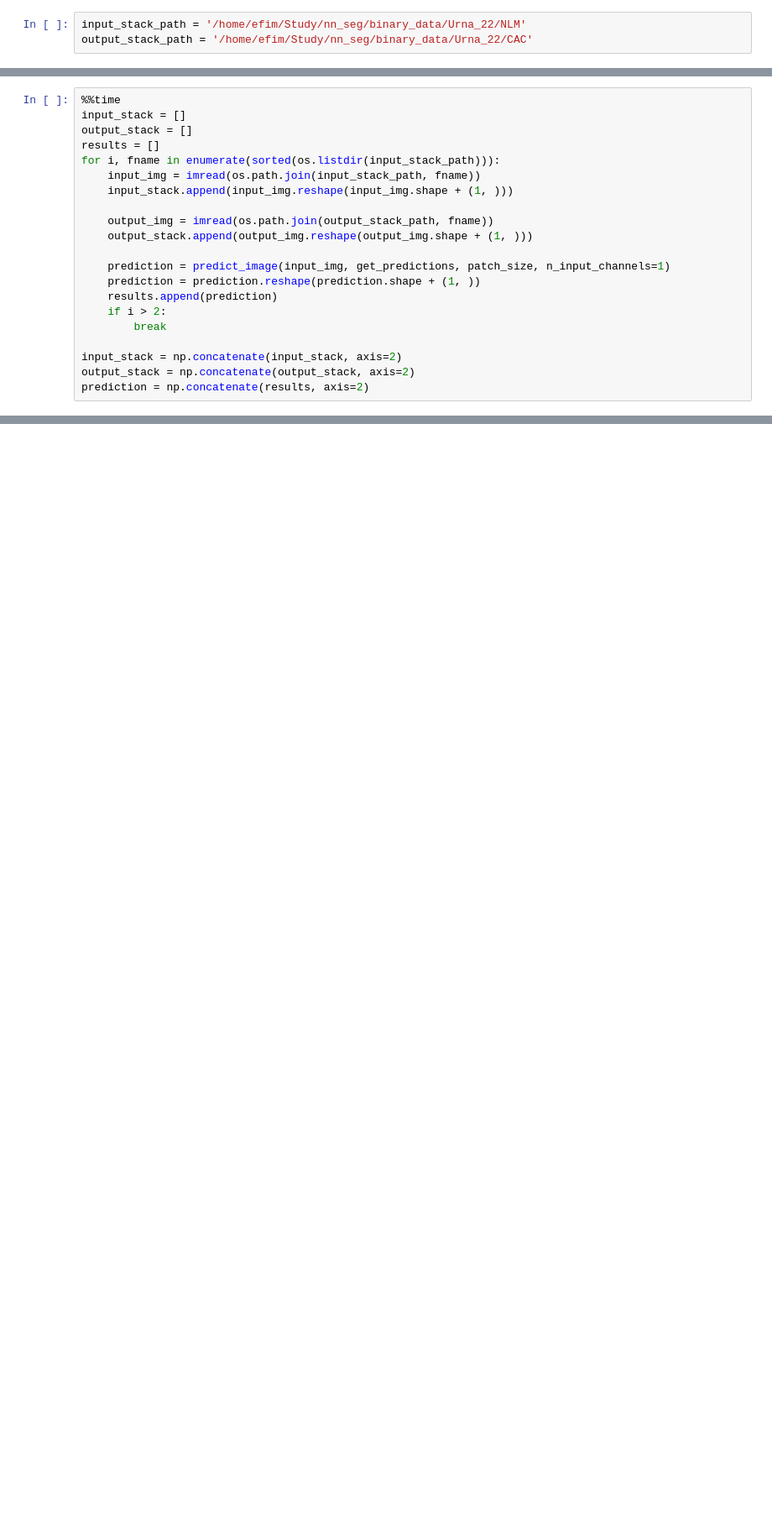
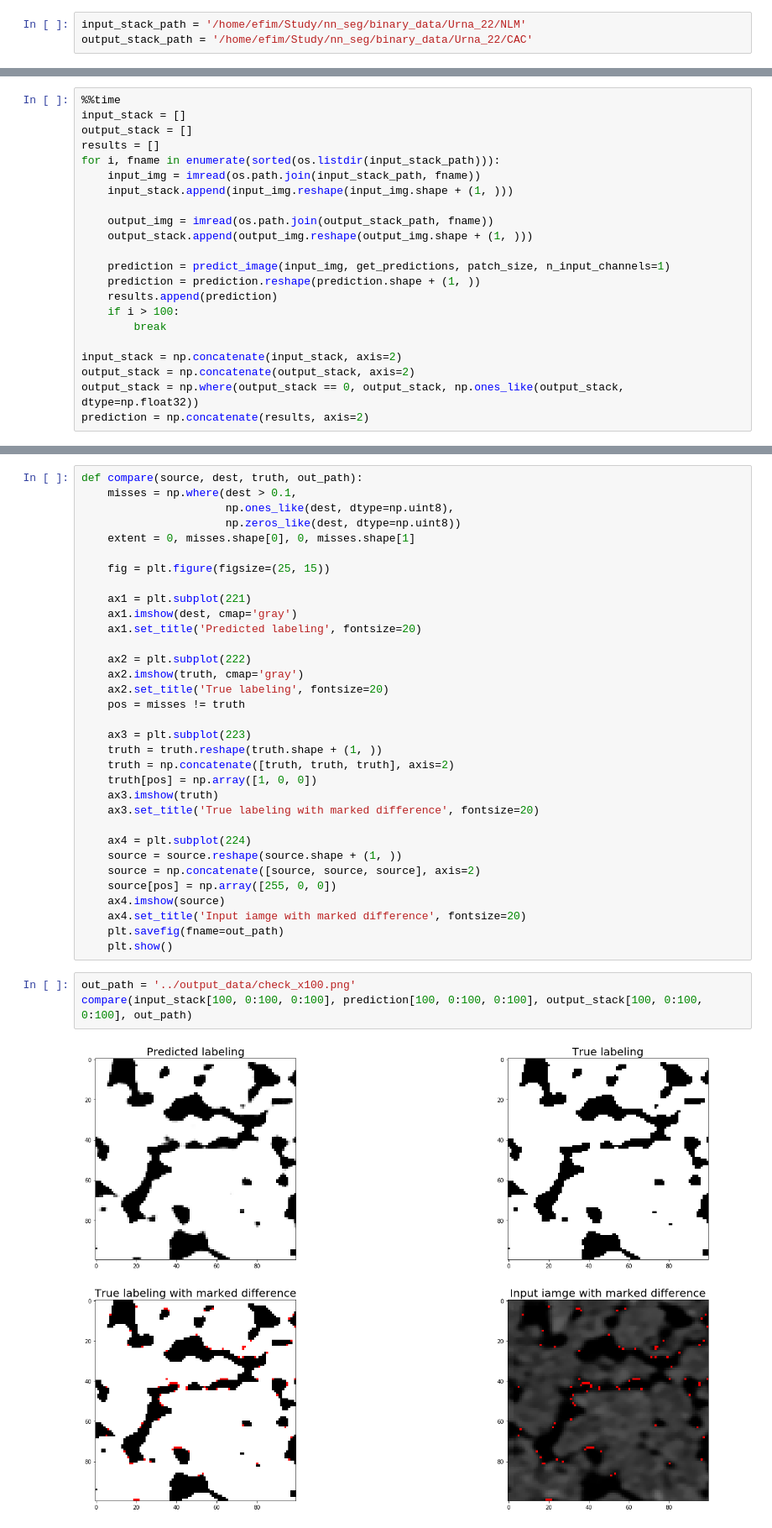
Before and after one commit to eph2795/nn_segmentation, a Jupyter notebook: measure_quality.ipynb, the cells around one changed output, grey strips where cells are left out. Shown: that part at 84% size. Drawn from its saved outputs; the diff is of its cells as text; blank space fills up the shorter version.

```diff
--- a/measure_quality.ipynb
+++ b/measure_quality.ipynb
@@ -58,9 +106,10 @@ for i, fname in enumerate(sorted(os.listdir(input_stack_path))):
     prediction = predict_image(input_img, get_predictions, patch_size, n_input_channels=1)
     prediction = prediction.reshape(prediction.shape + (1, ))
     results.append(prediction)
-    if i > 2:
+    if i > 100:
         break
 
 input_stack = np.concatenate(input_stack, axis=2)
 output_stack = np.concatenate(output_stack, axis=2)
+output_stack = np.where(output_stack == 0, output_stack, np.ones_like(output_stack, dtype=np.float32))
 prediction = np.concatenate(results, axis=2)
@@ -70,0 +119,38 @@ NameError: name 'prediction' is not defined
+# %%
+def compare(source, dest, truth, out_path):
+    misses = np.where(dest > 0.1,
+                      np.ones_like(dest, dtype=np.uint8),
+                      np.zeros_like(dest, dtype=np.uint8))
+    extent = 0, misses.shape[0], 0, misses.shape[1]
+
+    fig = plt.figure(figsize=(25, 15))
+
+    ax1 = plt.subplot(221)
+    ax1.imshow(dest, cmap='gray')
+    ax1.set_title('Predicted labeling', fontsize=20)
+
+    ax2 = plt.subplot(222)
+    ax2.imshow(truth, cmap='gray')
+    ax2.set_title('True labeling', fontsize=20)
+    pos = misses != truth
+
+    ax3 = plt.subplot(223)
+    truth = truth.reshape(truth.shape + (1, ))
+    truth = np.concatenate([truth, truth, truth], axis=2)
+    truth[pos] = np.array([1, 0, 0])
+    ax3.imshow(truth)
+    ax3.set_title('True labeling with marked difference', fontsize=20)
+
+    ax4 = plt.subplot(224)
+    source = source.reshape(source.shape + (1, ))
+    source = np.concatenate([source, source, source], axis=2)
+    source[pos] = np.array([255, 0, 0])
+    ax4.imshow(source)
+    ax4.set_title('Input iamge with marked difference', fontsize=20)
+    plt.savefig(fname=out_path)
+    plt.show()
+# %%
+out_path = '../output_data/check_x100.png'
+compare(input_stack[100, 0:100, 0:100], prediction[100, 0:100, 0:100], output_stack[100, 0:100, 0:100], out_path)
+# %% [output]
+[figure, added]
```
Also changed, not shown: parts of 17 cells of this notebook, 1 other file.
